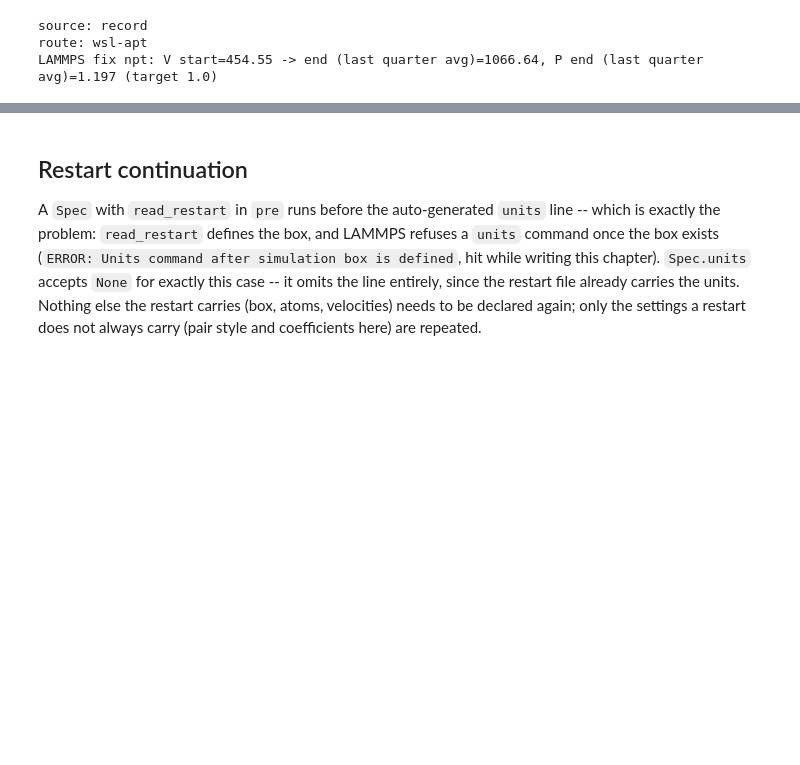
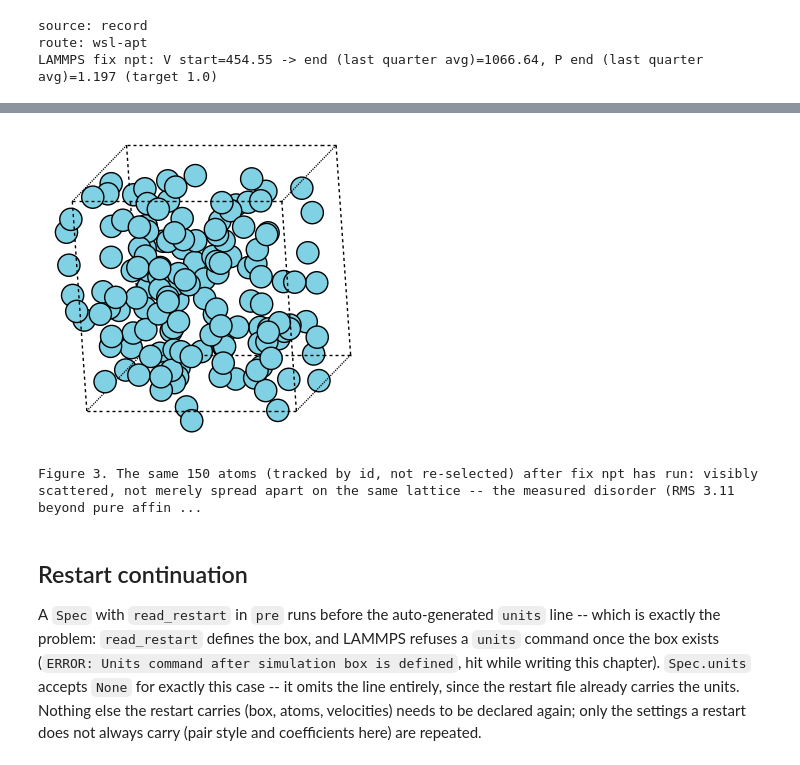
Before and after one commit to fabiocampolim-design/lammps-skill, a Jupyter notebook: chapters/LAMMPS_04_Ensembles_And_Restarts.ipynb, the cells around one changed output, grey strips where cells are left out. Saved outputs shown, nothing was run; the diff lists cells and outputs as text; code cells hidden in the pictures; blank space fills up the shorter version.

```diff
--- a/chapters/LAMMPS_04_Ensembles_And_Restarts.ipynb
+++ b/chapters/LAMMPS_04_Ensembles_And_Restarts.ipynb
@@ -253,0 +247,18 @@ Figure 3. The same atoms (tracked by id, not re-selected) after fix npt has rela
+# %%
+import matplotlib.pyplot as plt
+
+from lammpskill import viz
+
+if npt_traj_rec["source"] != "skip":
+    try:
+        fig = viz.snapshot(np.array(npt_traj_rec["pos_start"]), np.array(npt_traj_rec["cell_start"]),
+                           symbols=["Ar"] * npt_traj_rec["natoms_shown"])
+    except ImportError as e:
+        print("ase not installed -- skipping the npt snapshots:", e)
+    else:
+        plt.show()
+        caption("150 atoms from the compressed starting configuration (fcc 1.1) -- perfectly "
+                "ordered, before fix npt has taken a single step -- rendered as argon-like "
+                "spheres, the reduced-units convention chapter 01 established.")
+else:
+    print("no LAMMPS and no record: nothing to show")
@@ -254,3 +268,23 @@ Figure 3. The same atoms (tracked by id, not re-selected) after fix npt has rela
+# %%
+if npt_traj_rec["source"] != "skip":
+    try:
+        fig = viz.snapshot(np.array(npt_traj_rec["pos_end"]), np.array(npt_traj_rec["cell_end"]),
+                           symbols=["Ar"] * npt_traj_rec["natoms_shown"])
+    except ImportError as e:
+        print("ase not installed -- skipping the npt snapshots:", e)
+    else:
+        plt.show()
+        caption("The same 150 atoms (tracked by id, not re-selected) after fix npt has run: "
+                "visibly scattered, not merely spread apart on the same lattice -- the measured "
+                "disorder (RMS %.2f beyond pure affine box expansion) exceeds the affinely-scaled "
+                "nearest-neighbour spacing (%.2f), so this is a real rearrangement, not only the "
+                "box growth the volume plot above reports as a number." %
+                (npt_traj_rec["disorder_rmsd"], npt_traj_rec["nn_scaled"]))
+else:
+    print("no LAMMPS and no record: nothing to show")
+# %% [output]
+[figure, added]
+Figure 3. The same 150 atoms (tracked by id, not re-selected) after fix npt has run: visibly scattered, not merely spread apart on the same lattice -- the measured disorder (RMS 3.11 beyond pure affin ...
 # %% [markdown]
 ## Restart continuation
 
```
Also changed, not shown: parts of 12 cells of this notebook, 23 other files.
